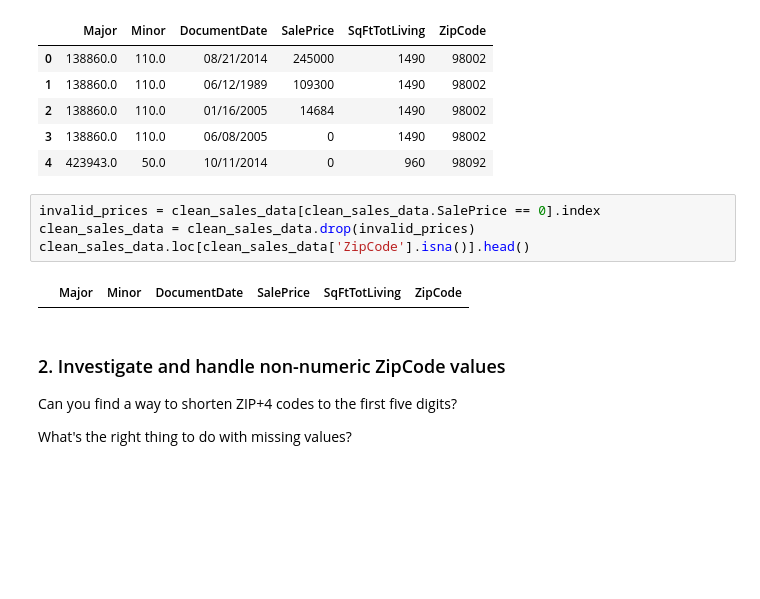
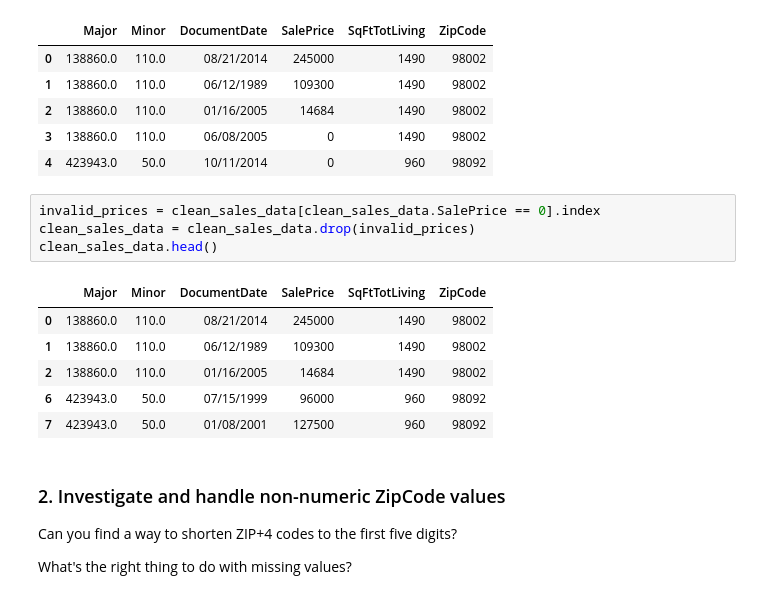
Before and after one commit to ZMBailey/pandas-3-data-cleaning-seattle-ds-career-040119, a Jupyter notebook: pandas-3-data-cleaning.ipynb, the cells around one changed output. Saved outputs shown, nothing was run; the diff lists cells and outputs as text; blank space fills up the shorter version.

```diff
--- a/pandas-3-data-cleaning.ipynb
+++ b/pandas-3-data-cleaning.ipynb
@@ -304,9 +304,14 @@ clean_sales_data.head()
 # %%
 invalid_prices = clean_sales_data[clean_sales_data.SalePrice == 0].index
 clean_sales_data = clean_sales_data.drop(invalid_prices)
-clean_sales_data.loc[clean_sales_data['ZipCode'].isna()].head()
+clean_sales_data.head()
 # %% [output]
 |  | Major | Minor | DocumentDate | SalePrice | SqFtTotLiving | ZipCode |
+| 0 | 138860.0 | 110.0 | 08/21/2014 | 245000 | 1490 | 98002 |
+| 1 | 138860.0 | 110.0 | 06/12/1989 | 109300 | 1490 | 98002 |
+| 2 | 138860.0 | 110.0 | 01/16/2005 | 14684 | 1490 | 98002 |
+| 6 | 423943.0 | 50.0 | 07/15/1999 | 96000 | 960 | 98092 |
+| 7 | 423943.0 | 50.0 | 01/08/2001 | 127500 | 960 | 98092 |
 # %% [markdown]
 ### 2. Investigate and handle non-numeric ZipCode values
 
```
Also changed, not shown: parts of 6 cells of this notebook.
